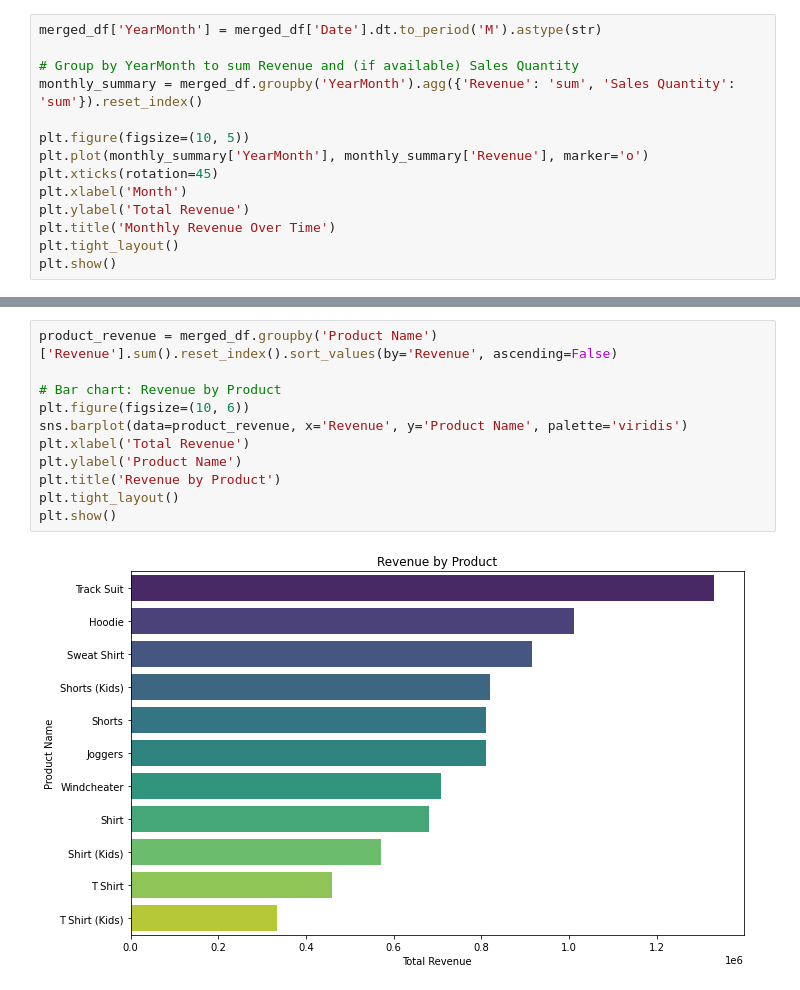
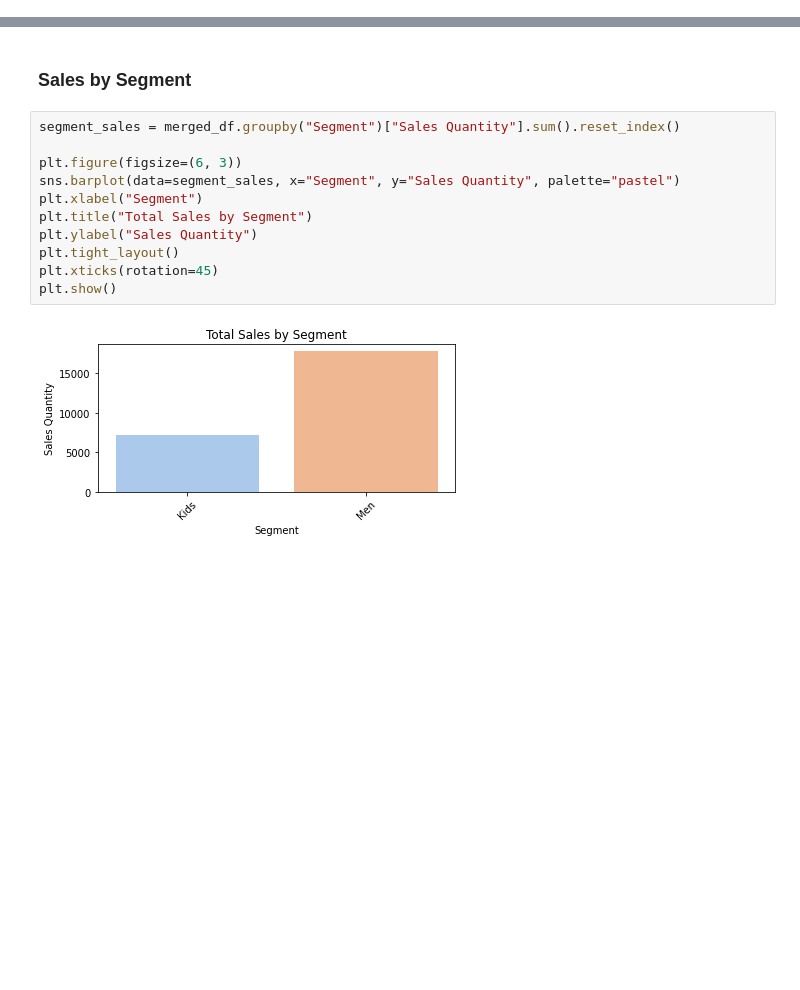
Before and after one commit to ArmanGrewal007/bdm_proj, a Jupyter notebook: main.ipynb, the cells around one changed output, grey strips where cells are left out. Saved outputs shown, nothing was run; the diff lists cells and outputs as text; blank space fills up the shorter version.

```diff
--- a/main.ipynb
+++ b/main.ipynb
@@ -79,14 +110,0 @@ print(list(set(merged_df["Product Name"])))
-# %%
-merged_df['YearMonth'] = merged_df['Date'].dt.to_period('M').astype(str)
-
-# Group by YearMonth to sum Revenue and (if available) Sales Quantity
-monthly_summary = merged_df.groupby('YearMonth').agg({'Revenue': 'sum', 'Sales Quantity': 'sum'}).reset_index()
-
-plt.figure(figsize=(10, 5))
-plt.plot(monthly_summary['YearMonth'], monthly_summary['Revenue'], marker='o')
-plt.xticks(rotation=45)
-plt.xlabel('Month')
-plt.ylabel('Total Revenue')
-plt.title('Monthly Revenue Over Time')
-plt.tight_layout()
-plt.show()
@@ -95,13 +481,15 @@ plt.show()
+# %% [markdown]
+### Sales by Segment
 # %%
-product_revenue = merged_df.groupby('Product Name')['Revenue'].sum().reset_index().sort_values(by='Revenue', ascending=False)
+segment_sales = merged_df.groupby("Segment")["Sales Quantity"].sum().reset_index()
 
-# Bar chart: Revenue by Product
-plt.figure(figsize=(10, 6))
-sns.barplot(data=product_revenue, x='Revenue', y='Product Name', palette='viridis')
-plt.xlabel('Total Revenue')
-plt.ylabel('Product Name')
-plt.title('Revenue by Product')
+plt.figure(figsize=(6, 3))
+sns.barplot(data=segment_sales, x="Segment", y="Sales Quantity", palette="pastel")
+plt.xlabel("Segment")
+plt.title("Total Sales by Segment")
+plt.ylabel("Sales Quantity")
 plt.tight_layout()
+plt.xticks(rotation=45)
 plt.show()
 # %% [output]
-[figure, old version]
+[figure, new version]
```
Also changed, not shown: parts of 50 cells of this notebook.
